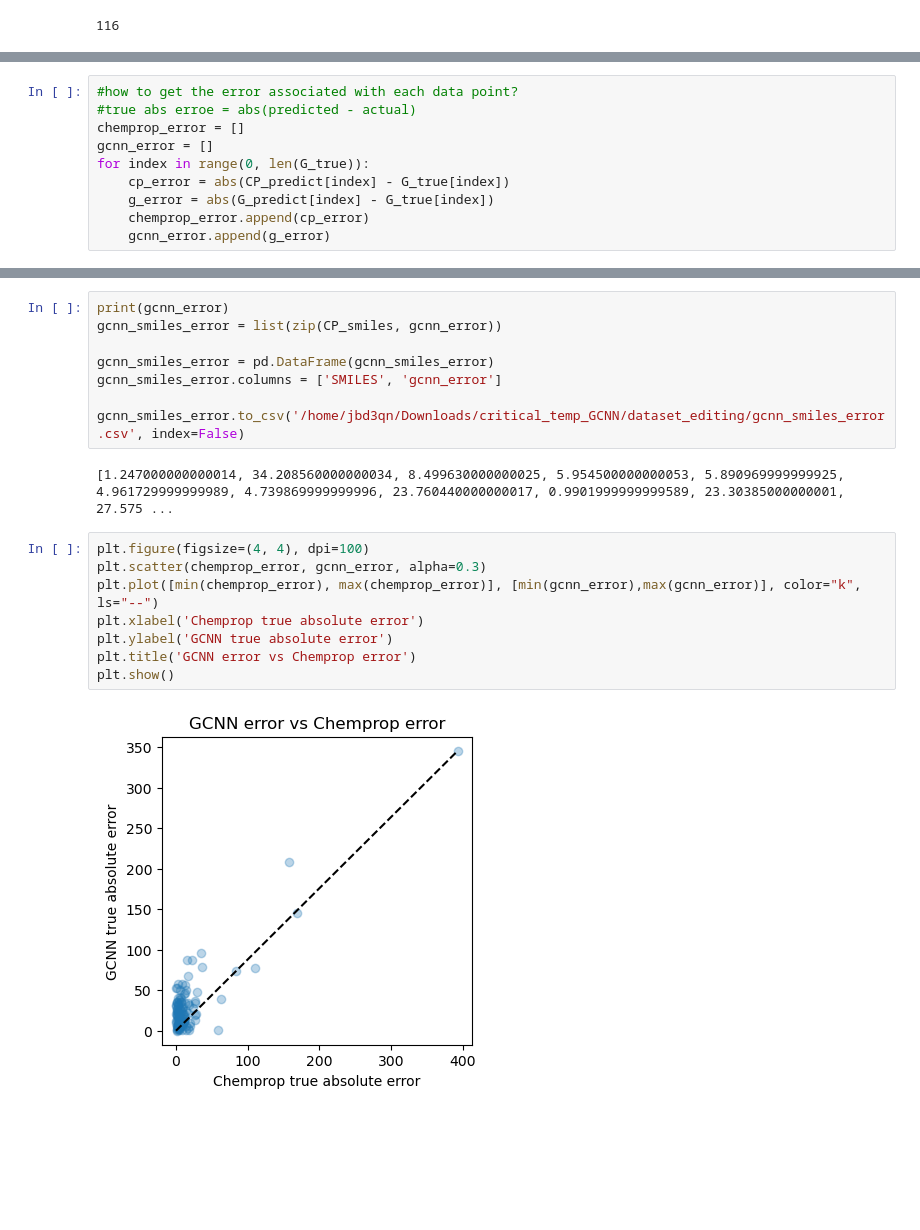
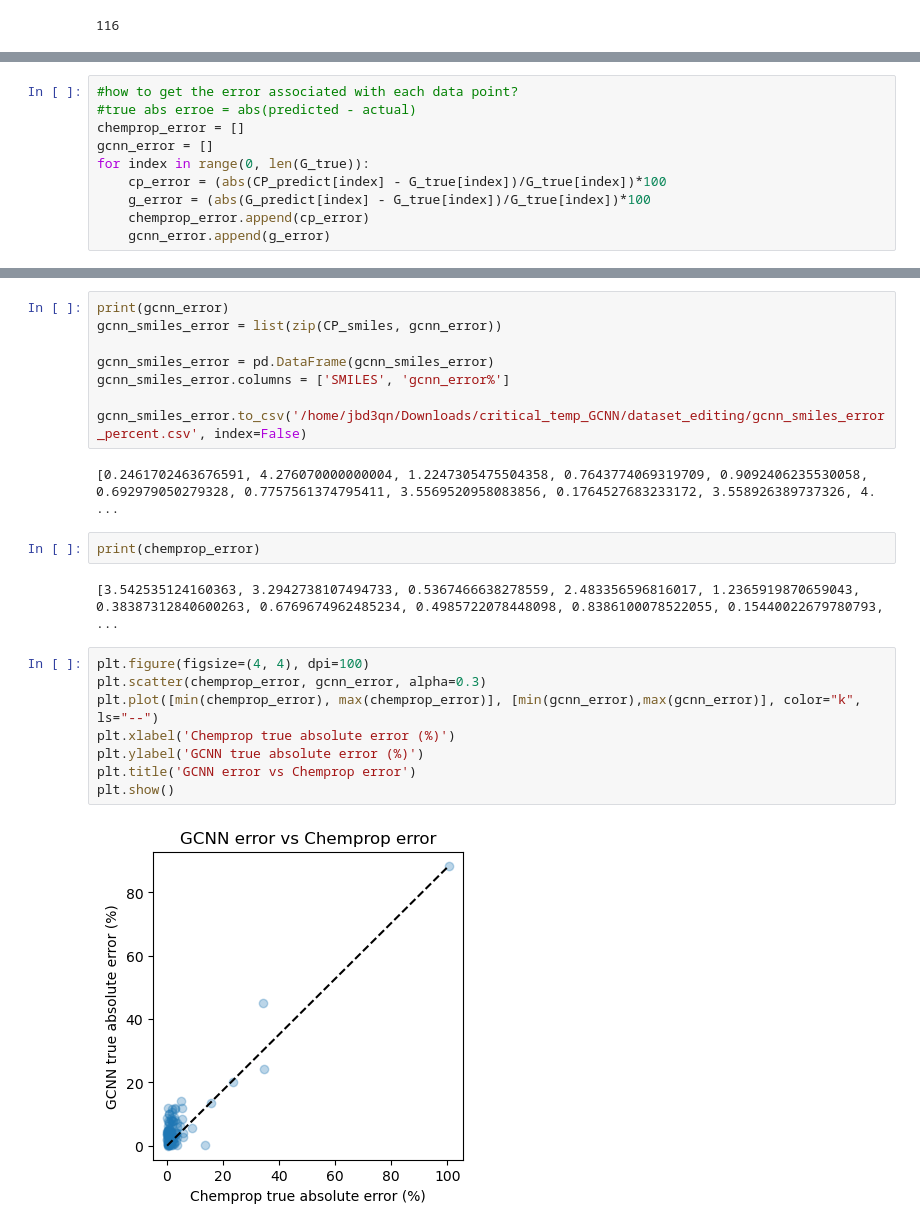
Before and after one commit to vanessa-b-campbell/critical_temp_GCNN, a Jupyter notebook: dataset_editing/chemprop_vs_GCNN.ipynb, the cells around one changed output, grey strips where cells are left out. Drawn from its saved outputs; the diff is of its cells as text; blank space fills up the shorter version.

Commit message:
functional group comparison chemprop vs gcnn

```diff
--- a/dataset_editing/chemprop_vs_GCNN.ipynb
+++ b/dataset_editing/chemprop_vs_GCNN.ipynb
@@ -52,8 +52,8 @@ plt.show()
 chemprop_error = []
 gcnn_error = []
 for index in range(0, len(G_true)):
-    cp_error = abs(CP_predict[index] - G_true[index])
-    g_error = abs(G_predict[index] - G_true[index])
+    cp_error = (abs(CP_predict[index] - G_true[index])/G_true[index])*100
+    g_error = (abs(G_predict[index] - G_true[index])/G_true[index])*100
     chemprop_error.append(cp_error)
     gcnn_error.append(g_error)
 # %%
@@ -71,18 +71,22 @@ print(gcnn_error)
 gcnn_smiles_error = list(zip(CP_smiles, gcnn_error))
 
 gcnn_smiles_error = pd.DataFrame(gcnn_smiles_error)
-gcnn_smiles_error.columns = ['SMILES', 'gcnn_error']
+gcnn_smiles_error.columns = ['SMILES', 'gcnn_error%']
 
-gcnn_smiles_error.to_csv('/home/jbd3qn/Downloads/critical_temp_GCNN/dataset_editing/gcnn_smiles_error.csv', index=False)
+gcnn_smiles_error.to_csv('/home/jbd3qn/Downloads/critical_temp_GCNN/dataset_editing/gcnn_smiles_error_percent.csv', index=False)
 # %% [output]
-[1.247000000000014, 34.208560000000034, 8.499630000000025, 5.954500000000053, 5.890969999999925, 4.961729999999989, 4.739869999999996, 23.760440000000017, 0.9901999999999589, 23.30385000000001, 27.575 ...
+[0.2461702463676591, 4.276070000000004, 1.2247305475504358, 0.7643774069319709, 0.9092406235530058, 0.692979050279328, 0.7757561374795411, 3.5569520958083856, 0.1764527683233172, 3.558926389737326, 4. ...
+# %%
+print(chemprop_error)
+# %% [output]
+[3.542535124160363, 3.2942738107494733, 0.5367466638278559, 2.483356596816017, 1.2365919870659043, 0.38387312840600263, 0.6769674962485234, 0.4985722078448098, 0.8386100078522055, 0.15440022679780793, ...
 # %%
 plt.figure(figsize=(4, 4), dpi=100)
 plt.scatter(chemprop_error, gcnn_error, alpha=0.3)
 plt.plot([min(chemprop_error), max(chemprop_error)], [min(gcnn_error),max(gcnn_error)], color="k", ls="--")
-plt.xlabel('Chemprop true absolute error')
-plt.ylabel('GCNN true absolute error')
+plt.xlabel('Chemprop true absolute error (%)')
+plt.ylabel('GCNN true absolute error (%)')
 plt.title('GCNN error vs Chemprop error')
 plt.show()
 # %% [output]
-[figure, old version]
+[figure, new version]
```
Also changed, not shown: parts of 3 cells of this notebook, 5 other files.
